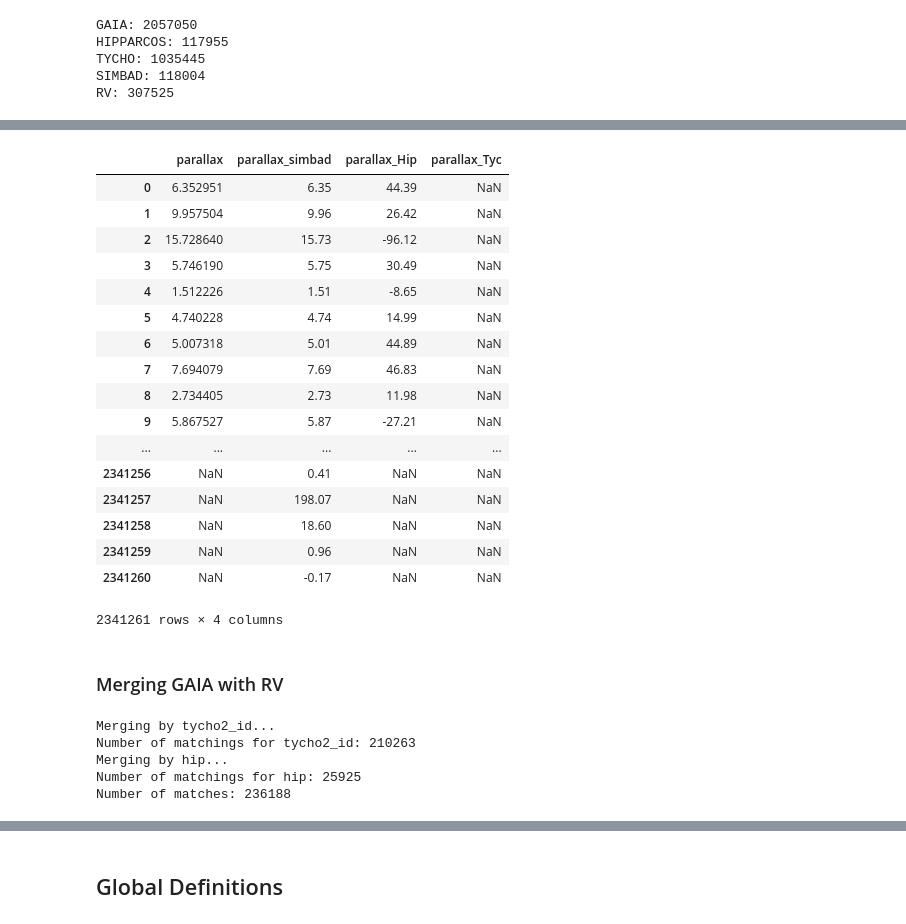
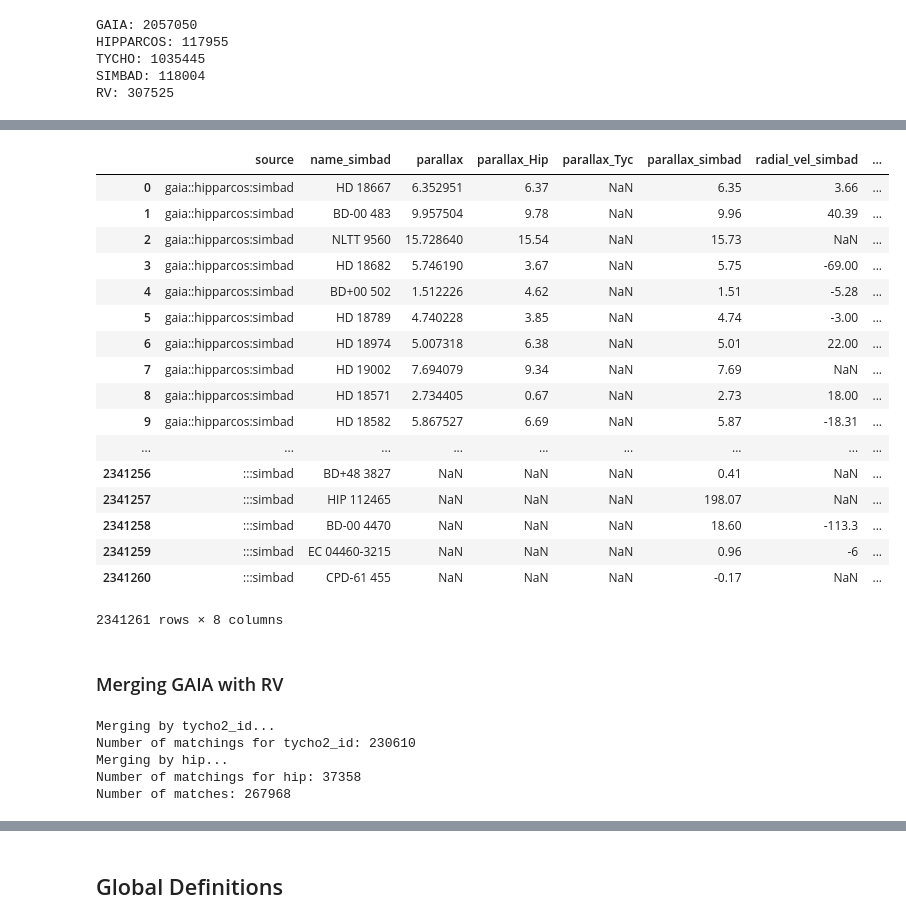
Before and after one commit to seap-udea/iWander, a Jupyter notebook: db/build.ipynb, the cells around one changed output, grey strips where cells are left out. Drawn from its saved outputs; the diff is of its cells as text; code cells hidden in the pictures.

```diff
--- a/db/build.ipynb
+++ b/db/build.ipynb
@@ -886,21 +882,22 @@ Index(['hip', 'tycho2_id', 'ra', 'ra_error', 'dec', 'dec_error', 'parallax',
-# %%
-database[["parallax","parallax_simbad","parallax_Hip","parallax_Tyc"]]
-# %% [output]
-|  | parallax | parallax_simbad | parallax_Hip | parallax_Tyc |
-| 0 | 6.352951 | 6.35 | 44.39 | NaN |
-| 1 | 9.957504 | 9.96 | 26.42 | NaN |
-| 2 | 15.728640 | 15.73 | -96.12 | NaN |
-| 3 | 5.746190 | 5.75 | 30.49 | NaN |
-| 4 | 1.512226 | 1.51 | -8.65 | NaN |
-| 5 | 4.740228 | 4.74 | 14.99 | NaN |
-| 6 | 5.007318 | 5.01 | 44.89 | NaN |
-| 7 | 7.694079 | 7.69 | 46.83 | NaN |
-| 8 | 2.734405 | 2.73 | 11.98 | NaN |
-| 9 | 5.867527 | 5.87 | -27.21 | NaN |
-| ... | ... | ... | ... | ... |
-| 2341256 | NaN | 0.41 | NaN | NaN |
-| 2341257 | NaN | 198.07 | NaN | NaN |
-| 2341258 | NaN | 18.60 | NaN | NaN |
-| 2341259 | NaN | 0.96 | NaN | NaN |
-| 2341260 | NaN | -0.17 | NaN | NaN |
-2341261 rows × 4 columns
+# %%
+#Filtering results
+database[['source','name_simbad','parallax','parallax_Hip','parallax_Tyc','parallax_simbad','radial_vel_simbad','Vmag_simbad']]
+# %% [output]
+|  | source | name_simbad | parallax | parallax_Hip | parallax_Tyc | parallax_simbad | radial_vel_simbad | ... |
+| 0 | gaia::hipparcos:simbad | HD 18667 | 6.352951 | 6.37 | NaN | 6.35 | 3.66 | ... |
+| 1 | gaia::hipparcos:simbad | BD-00 483 | 9.957504 | 9.78 | NaN | 9.96 | 40.39 | ... |
+| 2 | gaia::hipparcos:simbad | NLTT 9560 | 15.728640 | 15.54 | NaN | 15.73 | NaN | ... |
+| 3 | gaia::hipparcos:simbad | HD 18682 | 5.746190 | 3.67 | NaN | 5.75 | -69.00 | ... |
+| 4 | gaia::hipparcos:simbad | BD+00 502 | 1.512226 | 4.62 | NaN | 1.51 | -5.28 | ... |
+| 5 | gaia::hipparcos:simbad | HD 18789 | 4.740228 | 3.85 | NaN | 4.74 | -3.00 | ... |
+| 6 | gaia::hipparcos:simbad | HD 18974 | 5.007318 | 6.38 | NaN | 5.01 | 22.00 | ... |
+| 7 | gaia::hipparcos:simbad | HD 19002 | 7.694079 | 9.34 | NaN | 7.69 | NaN | ... |
+| 8 | gaia::hipparcos:simbad | HD 18571 | 2.734405 | 0.67 | NaN | 2.73 | 18.00 | ... |
+| 9 | gaia::hipparcos:simbad | HD 18582 | 5.867527 | 6.69 | NaN | 5.87 | -18.31 | ... |
+| ... | ... | ... | ... | ... | ... | ... | ... | ... |
+| 2341256 | :::simbad | BD+48 3827 | NaN | NaN | NaN | 0.41 | NaN | ... |
+| 2341257 | :::simbad | HIP 112465 | NaN | NaN | NaN | 198.07 | NaN | ... |
+| 2341258 | :::simbad | BD-00 4470 | NaN | NaN | NaN | 18.60 | -113.3 | ... |
+| 2341259 | :::simbad | EC 04460-3215 | NaN | NaN | NaN | 0.96 | -6 | ... |
+| 2341260 | :::simbad | CPD-61 455 | NaN | NaN | NaN | -0.17 | NaN | ... |
+2341261 rows × 8 columns
@@ -907,11 +924,14 @@ database[["parallax","parallax_simbad","parallax_Hip","parallax_Tyc"]]
 # %% [markdown]
 ### Merging GAIA with RV
 # %%
+#gaiasrc=gaia
+gaiasrc=database
+
 cols=["tycho2_id","hip"]
 rvgaia=pd.DataFrame()
 for col in cols[::1],cols[::-1]:
     print("Merging by %s..."%col[0])
-    result=pd.merge(left=gaia[gaia[col[0]]!=''],
+    result=pd.merge(left=gaiasrc[gaiasrc[col[0]]!=''],
                     right=rv[rv[col[0]]!=''],
                     on=col[0])
     result=result.drop("%s_y"%col[1],1)
@@ -920,11 +940,11 @@ for col in cols[::1],cols[::-1]:
     rvgaia=rvgaia.append(result)
 
 rvgaia=rvgaia.fillna('NULL')
-rvgaia.to_csv(RV_DIR+"RVGaia.csv",index=False)
+rvgaia.to_csv(RV_DIR+"RVGaia_all.csv",index=False)
 print("Number of matches: %d"%len(rvgaia))
 # %% [output]
 Merging by tycho2_id...
-Number of matchings for tycho2_id: 210263
+Number of matchings for tycho2_id: 230610
 Merging by hip...
-Number of matchings for hip: 25925
-Number of matches: 236188
+Number of matchings for hip: 37358
+Number of matches: 267968
```
Also changed, not shown: parts of 25 cells of this notebook.
